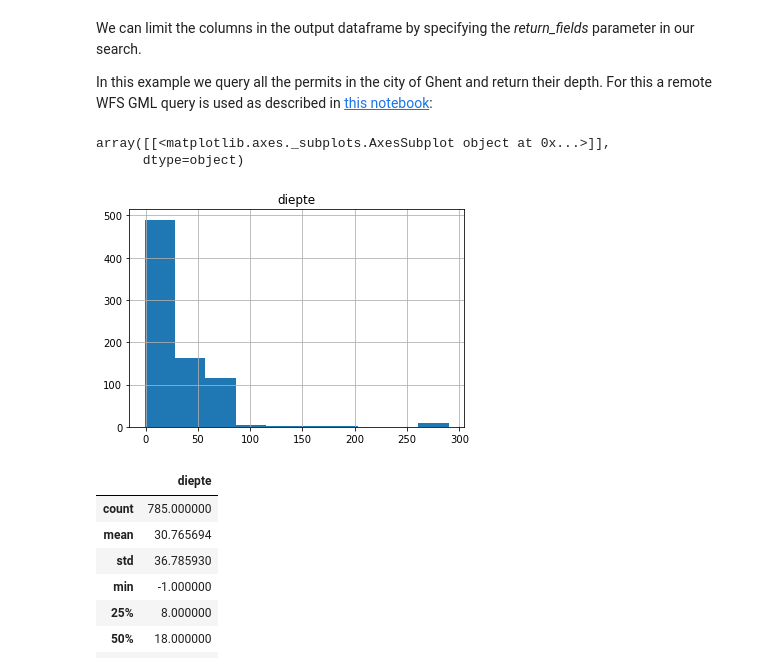
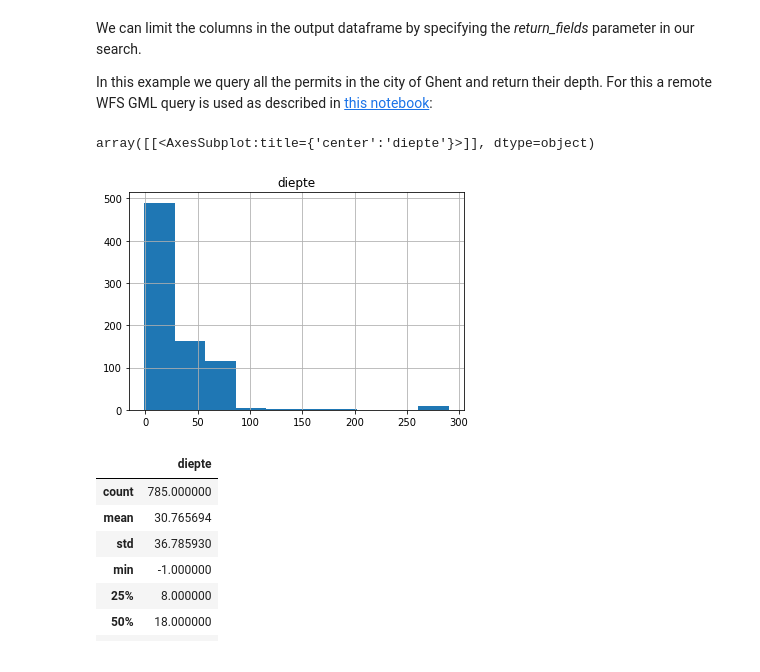
Before and after one commit to DOV-Vlaanderen/pydov, a Jupyter notebook: docs/notebooks/search_gw_permits.ipynb, the cells around one changed output. Cells and saved outputs as stored; diff of their text form; code cells hidden in the pictures.

```diff
--- a/docs/notebooks/search_gw_permits.ipynb
+++ b/docs/notebooks/search_gw_permits.ipynb
@@ -23,6 +23,6 @@ import pydov
 # %%
-from pydov.search.gwvergunningen import GwvergunningenSearch
-gwv = GwvergunningenSearch()
+from pydov.search.grondwatervergunning import GrondwaterVergunningSearch
+gwv = GrondwaterVergunningSearch()
 # %% [markdown]
 A description is provided for the 'Gwvergunningen' datatype (in Dutch):
 # %%
@@ -160,27 +160,26 @@ In this example we query all the permits in the city of Ghent and return their d
 # %%
 from owslib.etree import etree
 from owslib.wfs import WebFeatureService
 from owslib.fes import PropertyIsEqualTo
 
 from pydov.util.location import GmlFilter
 
 gemeentegrenzen = WebFeatureService(
     'https://geoservices.informatievlaanderen.be/overdrachtdiensten/VRBG/wfs',
     version='1.1.0')
 naam_filter = PropertyIsEqualTo(propertyname='NAAM', literal='Gent')
 gemeente_poly = gemeentegrenzen.getfeature(
     typename='VRBG:Refgem',
     filter=etree.tostring(naam_filter.toXML()).decode("utf8")).read()
 
 df = gwv.search(
     location=GmlFilter(gemeente_poly, Within),
-    return_fields=('pkey_vergunning', 'diepte'))
-# df.sort_values(by=['diepte'], ascending=False, inplace=True)
+    return_fields=('id_vergunning', 'diepte'))
+
 df.hist(column='diepte')
 # %% [output]
-array([[<matplotlib.axes._subplots.AxesSubplot object at 0x...>]],
-      dtype=object)
+array([[<AxesSubplot:title={'center':'diepte'}>]], dtype=object)
-[figure, old version]
+[figure, new version]
 # %%
 df.describe()
 # %% [output]
```
Also changed, not shown: parts of 9 cells of this notebook, 1 other file.
